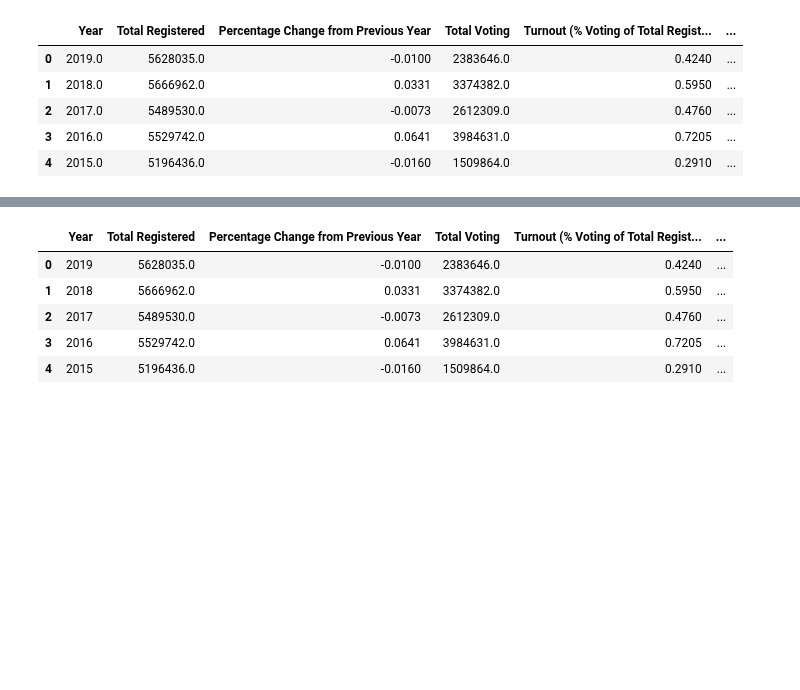
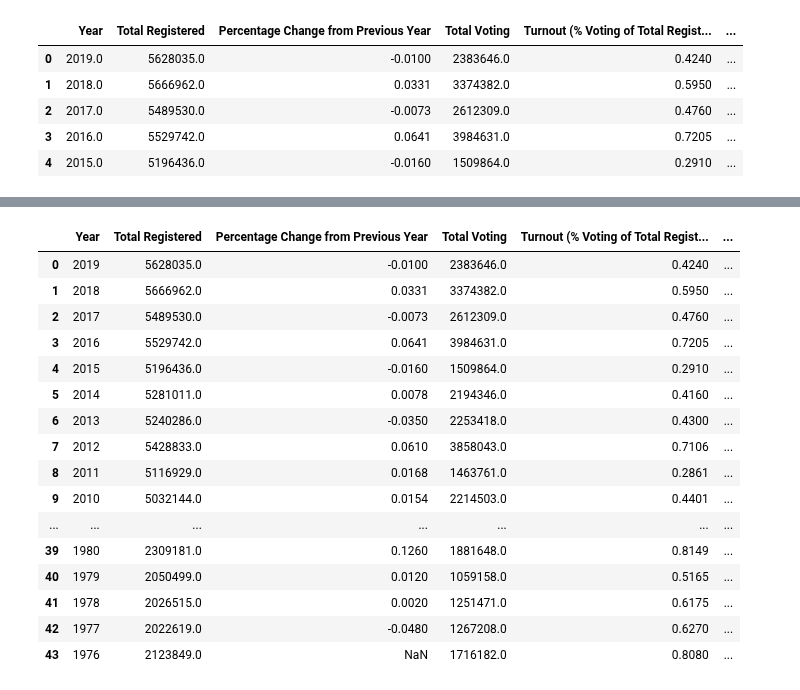
Before and after one commit to hannahfrederickcpsc/CS-5010-PROJECT-PYTHON, a Jupyter notebook: data_cleaning.ipynb, the cells around one changed output, grey strips where cells are left out. Saved outputs shown, nothing was run; the diff lists cells and outputs as text; code cells hidden in the pictures; blank space fills up the shorter version.

```diff
--- a/data_cleaning.ipynb
+++ b/data_cleaning.ipynb
@@ -27,0 +39,4 @@ election_results["Year"] = election_results["Year"].astype(int)
+# %%
+# concatanate the presidential results with the governor results
+combined_elections = pd.concat([presidential_results, governor_results], axis=0)
+combined_elections
@@ -27,0 +61,4 @@ election_results["Year"] = election_results["Year"].astype(int)
+# %%
+# sort dataframe based on year
+combined_elections.sort_values(by="Year", ascending=False, inplace=True)
+combined_elections.head()
@@ -27,0 +72,4 @@ election_results["Year"] = election_results["Year"].astype(int)
+# %%
+# drop the last rows
+combined_elections = combined_elections[combined_elections["Year"] >= 1976]
+combined_elections
@@ -28,15 +94,27 @@ election_results["Year"] = election_results["Year"].astype(int)
 # %%
 # specify outer join with how='outer'
-df_merge_col = pd.merge(voting_data, election_results,  on='Year', how='outer')
+# df_merge_col = pd.merge(voter_registration, presidential_results,  on='Year', how='outer')
+df_merge_col = pd.merge(voter_registration, combined_elections,  on='Year', how='outer')
 # %%
-df_merge_col.head()
+df_merge_col
 # %% [output]
 |  | Year | Total Registered | Percentage Change from Previous Year | Total Voting | Turnout (% Voting of Total Regist... | ... |
 | 0 | 2019 | 5628035.0 | -0.0100 | 2383646.0 | 0.4240 | ... |
 | 1 | 2018 | 5666962.0 | 0.0331 | 3374382.0 | 0.5950 | ... |
 | 2 | 2017 | 5489530.0 | -0.0073 | 2612309.0 | 0.4760 | ... |
 | 3 | 2016 | 5529742.0 | 0.0641 | 3984631.0 | 0.7205 | ... |
 | 4 | 2015 | 5196436.0 | -0.0160 | 1509864.0 | 0.2910 | ... |
+| 5 | 2014 | 5281011.0 | 0.0078 | 2194346.0 | 0.4160 | ... |
+| 6 | 2013 | 5240286.0 | -0.0350 | 2253418.0 | 0.4300 | ... |
+| 7 | 2012 | 5428833.0 | 0.0610 | 3858043.0 | 0.7106 | ... |
+| 8 | 2011 | 5116929.0 | 0.0168 | 1463761.0 | 0.2861 | ... |
+| 9 | 2010 | 5032144.0 | 0.0154 | 2214503.0 | 0.4401 | ... |
+| ... | ... | ... | ... | ... | ... | ... |
+| 39 | 1980 | 2309181.0 | 0.1260 | 1881648.0 | 0.8149 | ... |
+| 40 | 1979 | 2050499.0 | 0.0120 | 1059158.0 | 0.5165 | ... |
+| 41 | 1978 | 2026515.0 | 0.0020 | 1251471.0 | 0.6175 | ... |
+| 42 | 1977 | 2022619.0 | -0.0480 | 1267208.0 | 0.6270 | ... |
+| 43 | 1976 | 2123849.0 | NaN | 1716182.0 | 0.8080 | ... |
 # %%
 # output csv
 # index=False hides index column, sep="," separates at commas
```
Also changed, not shown: parts of 9 cells of this notebook, 15 other files.
